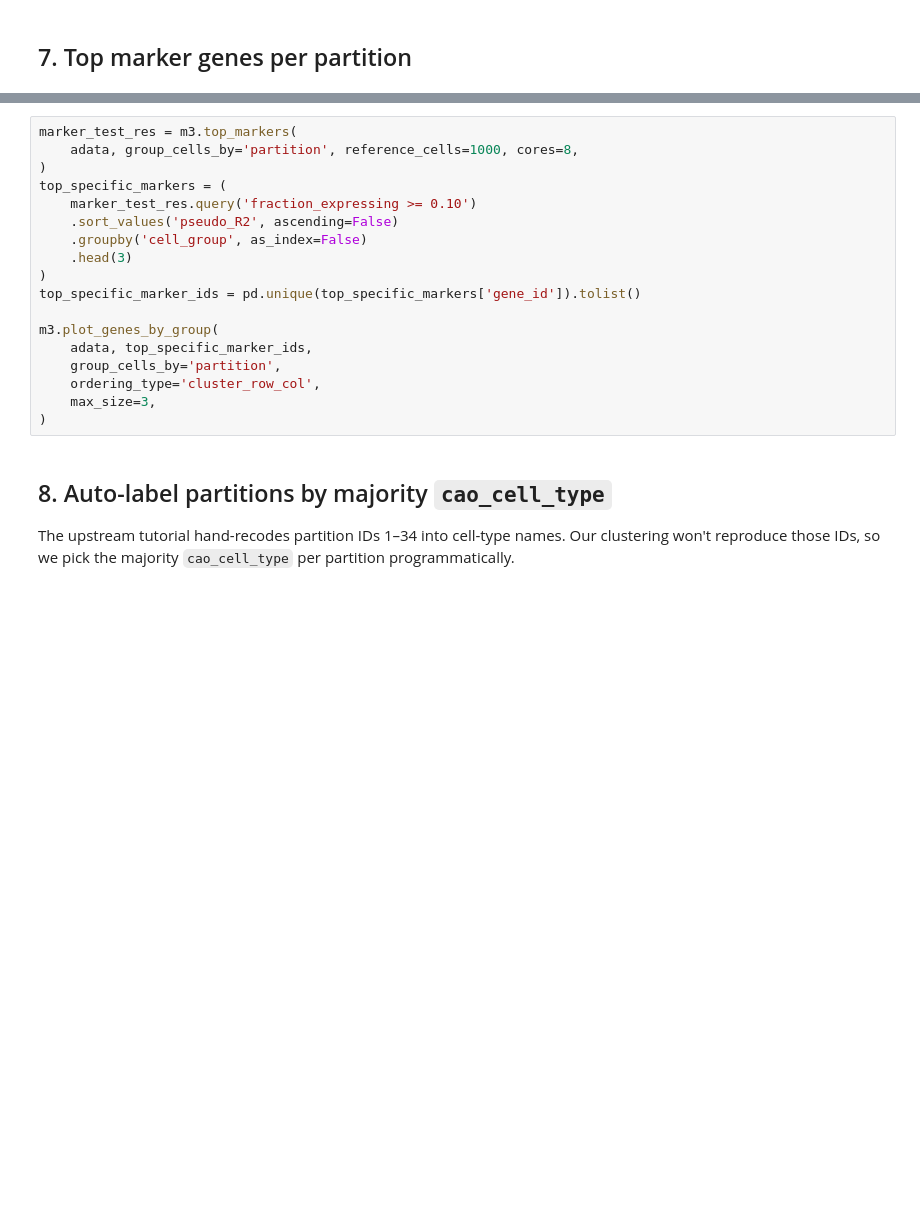
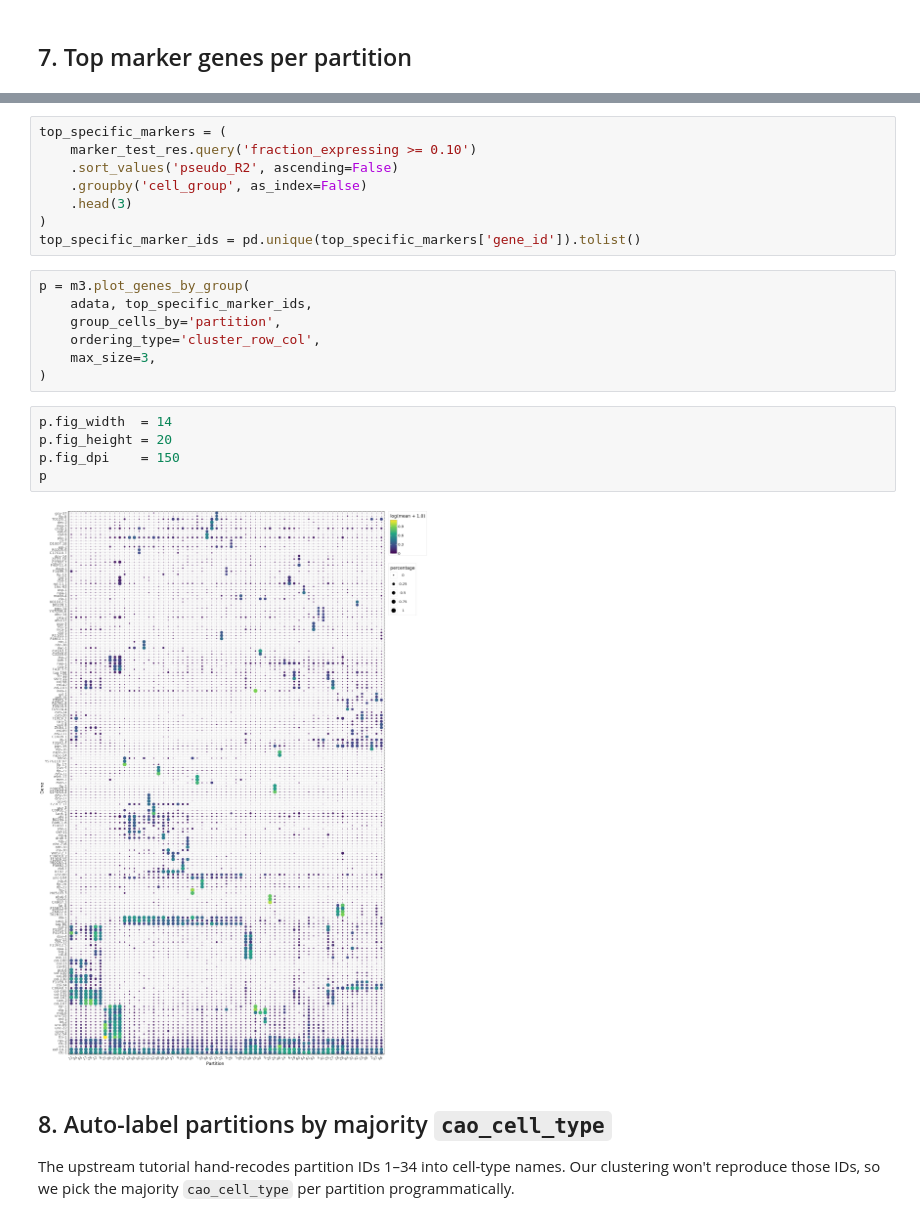
Before and after one commit to Bio-Babel/Monocle3-python, a Jupyter notebook: tutorials/c_elegans_L2_v2.ipynb, the cells around one changed output, grey strips where cells are left out. Saved outputs shown, nothing was run; the diff lists cells and outputs as text; blank space fills up the shorter version.

```diff
--- a/tutorials/c_elegans_L2_v2.ipynb
+++ b/tutorials/c_elegans_L2_v2.ipynb
@@ -91,7 +142,4 @@ m3.plot_cells(adata, color_cells_by='cao_cell_type')
 # %%
-marker_test_res = m3.top_markers(
-    adata, group_cells_by='partition', reference_cells=1000, cores=8,
-)
 top_specific_markers = (
     marker_test_res.query('fraction_expressing >= 0.10')
     .sort_values('pseudo_R2', ascending=False)
@@ -99,13 +147,20 @@ top_specific_markers = (
     .head(3)
 )
 top_specific_marker_ids = pd.unique(top_specific_markers['gene_id']).tolist()
-
-m3.plot_genes_by_group(
-    adata, top_specific_marker_ids,
-    group_cells_by='partition',
-    ordering_type='cluster_row_col',
-    max_size=3,
-)
+# %%
+p = m3.plot_genes_by_group(
+    adata, top_specific_marker_ids,
+    group_cells_by='partition',
+    ordering_type='cluster_row_col',
+    max_size=3,
+)
+# %%
+p.fig_width  = 14
+p.fig_height = 20
+p.fig_dpi    = 150
+p
+# %% [output]
+[figure, added]
 # %% [markdown]
 ## 8. Auto-label partitions by majority `cao_cell_type`
 
```
Also changed, not shown: parts of 19 cells of this notebook, 1 other file.
